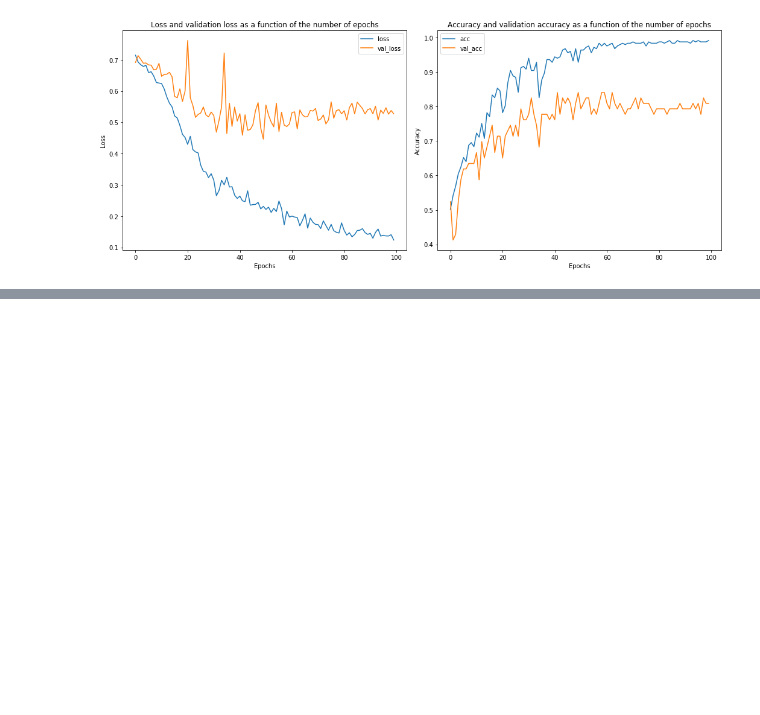
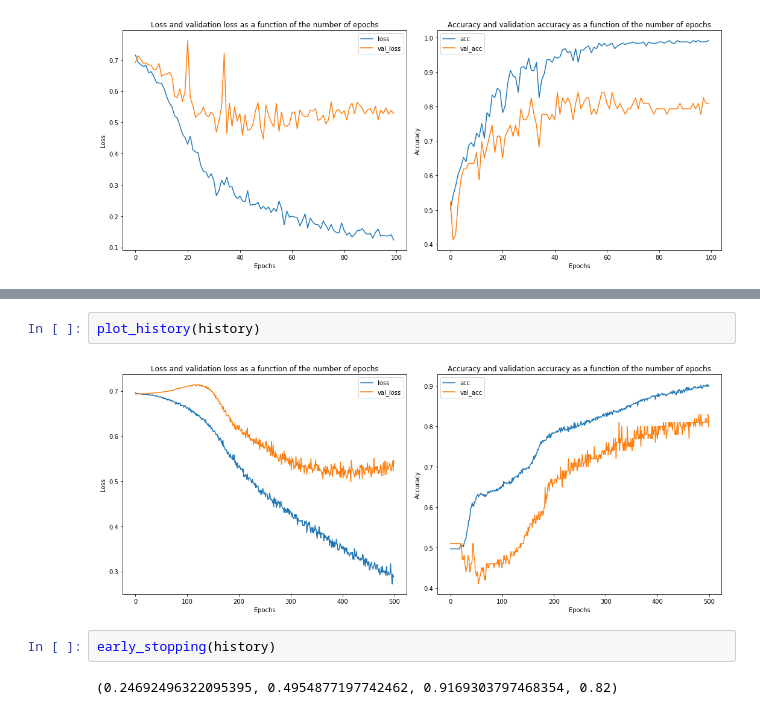
Before and after one commit to SSappy/deep_learning_epfl, a Jupyter notebook: project1/src/notebooks/Convolutional networks.ipynb, the cells around one changed output, grey strips where cells are left out. Saved outputs shown, nothing was run; the diff lists cells and outputs as text; blank space fills up the shorter version.

```diff
--- a/project1/src/notebooks/Convolutional networks.ipynb
+++ b/project1/src/notebooks/Convolutional networks.ipynb
@@ -305,0 +447,8 @@ plot_history(history)
+# %%
+plot_history(history)
+# %% [output]
+[figure, added]
+# %%
+early_stopping(history)
+# %% [output]
+(0.24692496322095395, 0.4954877197742462, 0.9169303797468354, 0.82)
```
Also changed, not shown: parts of 17 cells of this notebook, 3 other files.
